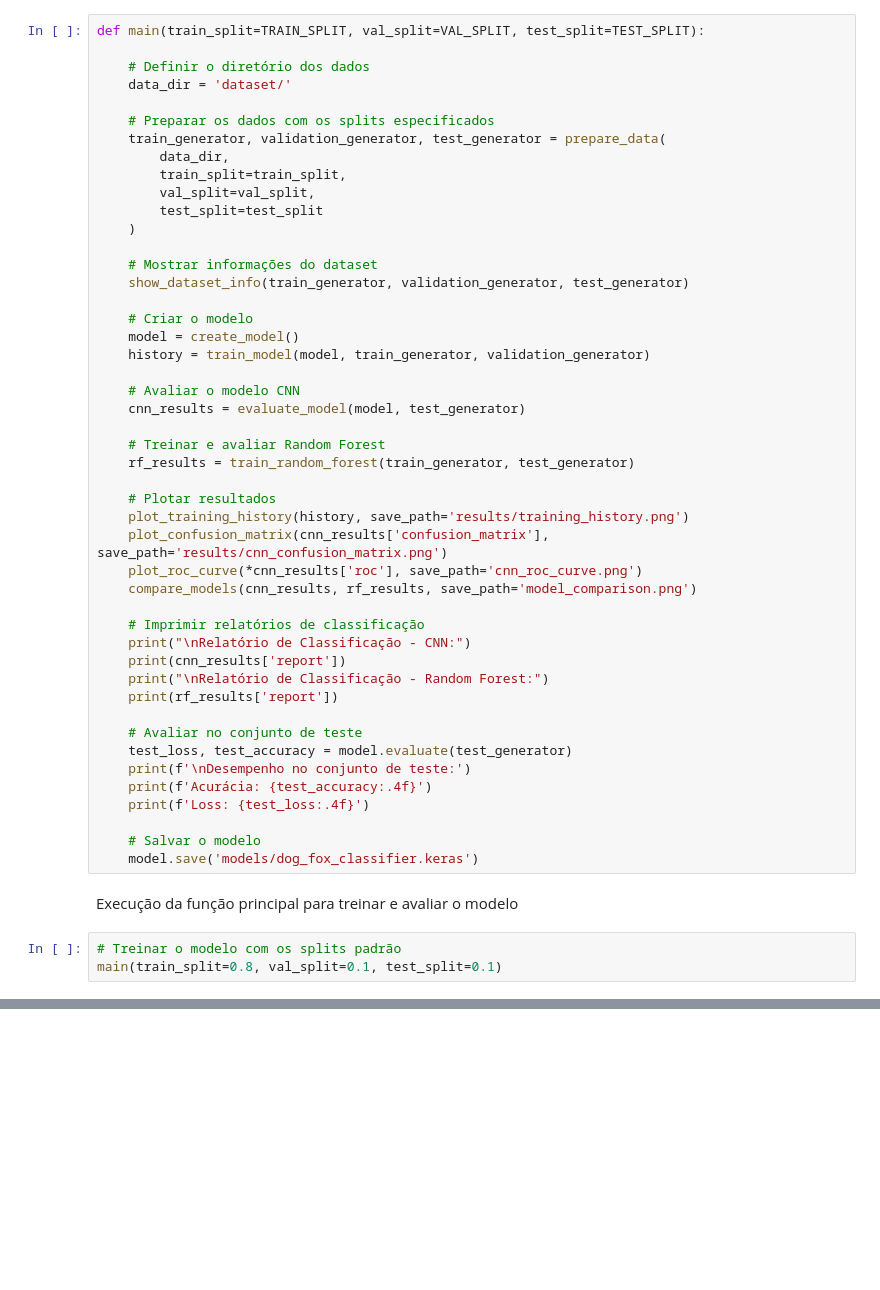
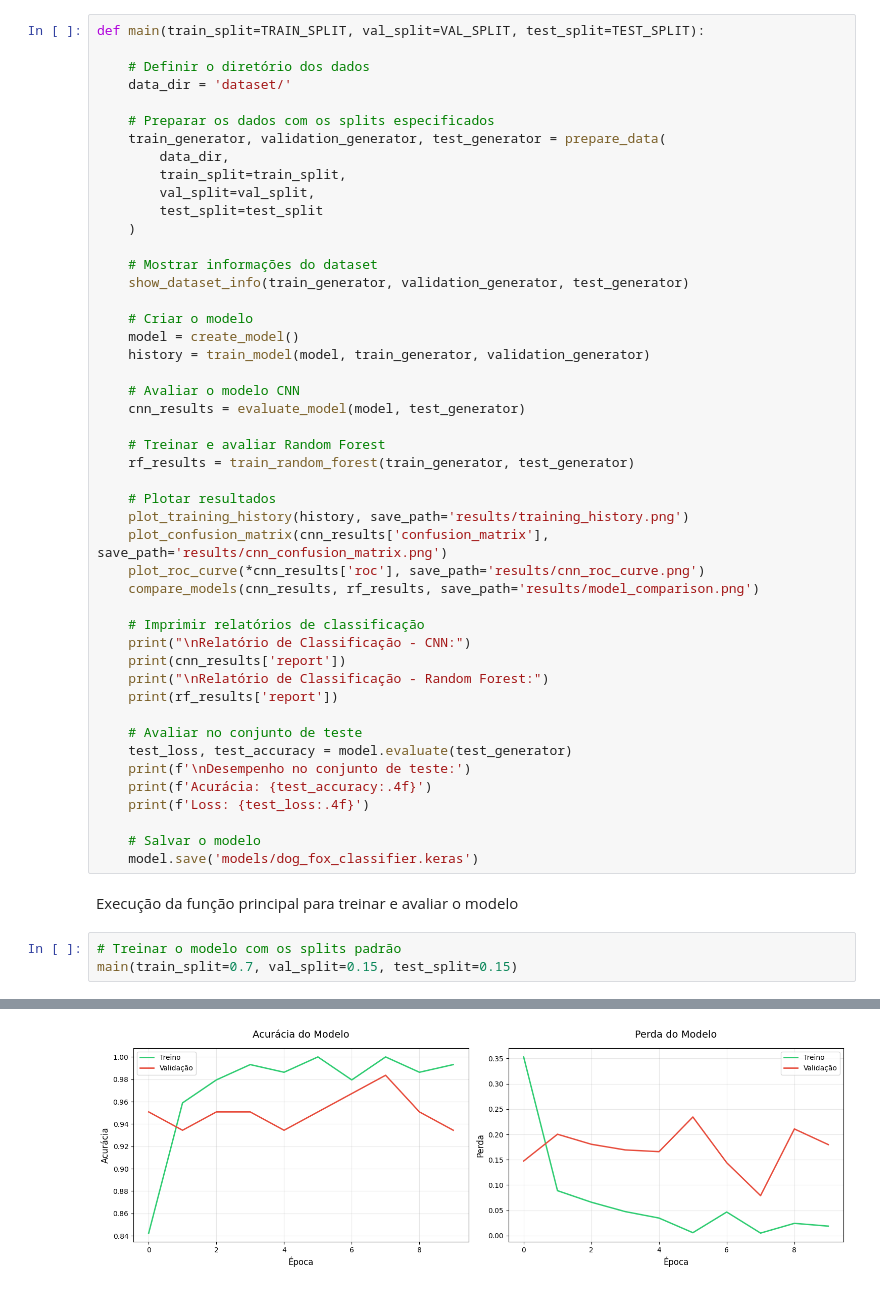
Before and after one commit to jeanjeferson/dio-transfer-learning, a Jupyter notebook: Dio-Transfer-Learning.ipynb, the cells around one changed output, grey strips where cells are left out. Drawn from its saved outputs; the diff is of its cells as text; blank space fills up the shorter version.

```diff
--- a/Dio-Transfer-Learning.ipynb
+++ b/Dio-Transfer-Learning.ipynb
@@ -442,8 +445,8 @@ def main(train_split=TRAIN_SPLIT, val_split=VAL_SPLIT, test_split=TEST_SPLIT):
     # Plotar resultados
     plot_training_history(history, save_path='results/training_history.png')
     plot_confusion_matrix(cnn_results['confusion_matrix'], save_path='results/cnn_confusion_matrix.png')
-    plot_roc_curve(*cnn_results['roc'], save_path='cnn_roc_curve.png')
-    compare_models(cnn_results, rf_results, save_path='model_comparison.png')
+    plot_roc_curve(*cnn_results['roc'], save_path='results/cnn_roc_curve.png')
+    compare_models(cnn_results, rf_results, save_path='results/model_comparison.png')
 
     # Imprimir relatórios de classificação
     print("\nRelatório de Classificação - CNN:")
@@ -463,4 +466,5 @@ def main(train_split=TRAIN_SPLIT, val_split=VAL_SPLIT, test_split=TEST_SPLIT):
 Execução da função principal para treinar e avaliar o modelo
 # %%
 # Treinar o modelo com os splits padrão
-main(train_split=0.8, val_split=0.1, test_split=0.1)
+main(train_split=0.7, val_split=0.15, test_split=0.15)
+# %% [output]
@@ -466,0 +505 @@ main(train_split=0.8, val_split=0.1, test_split=0.1)
+[figure, added]
```
Also changed, not shown: parts of 3 cells of this notebook, 9 other files.
